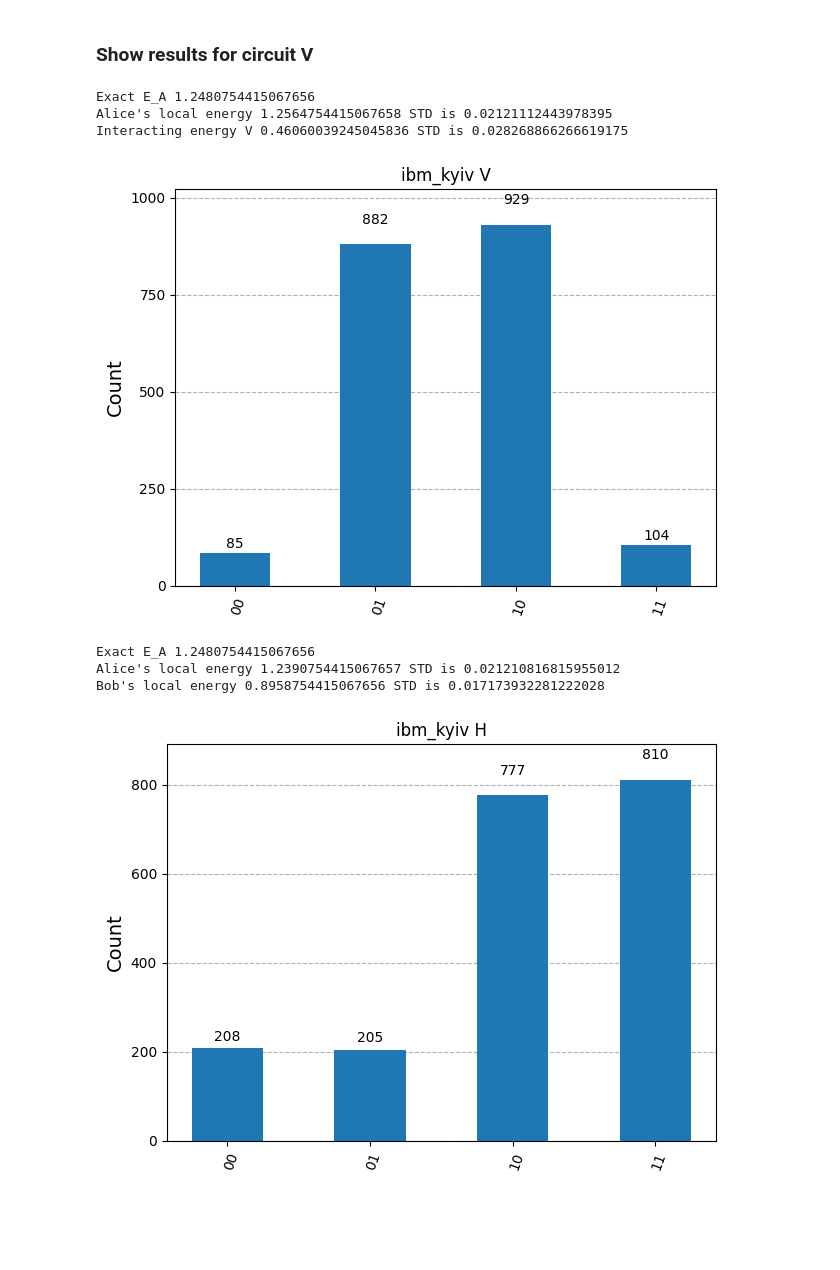
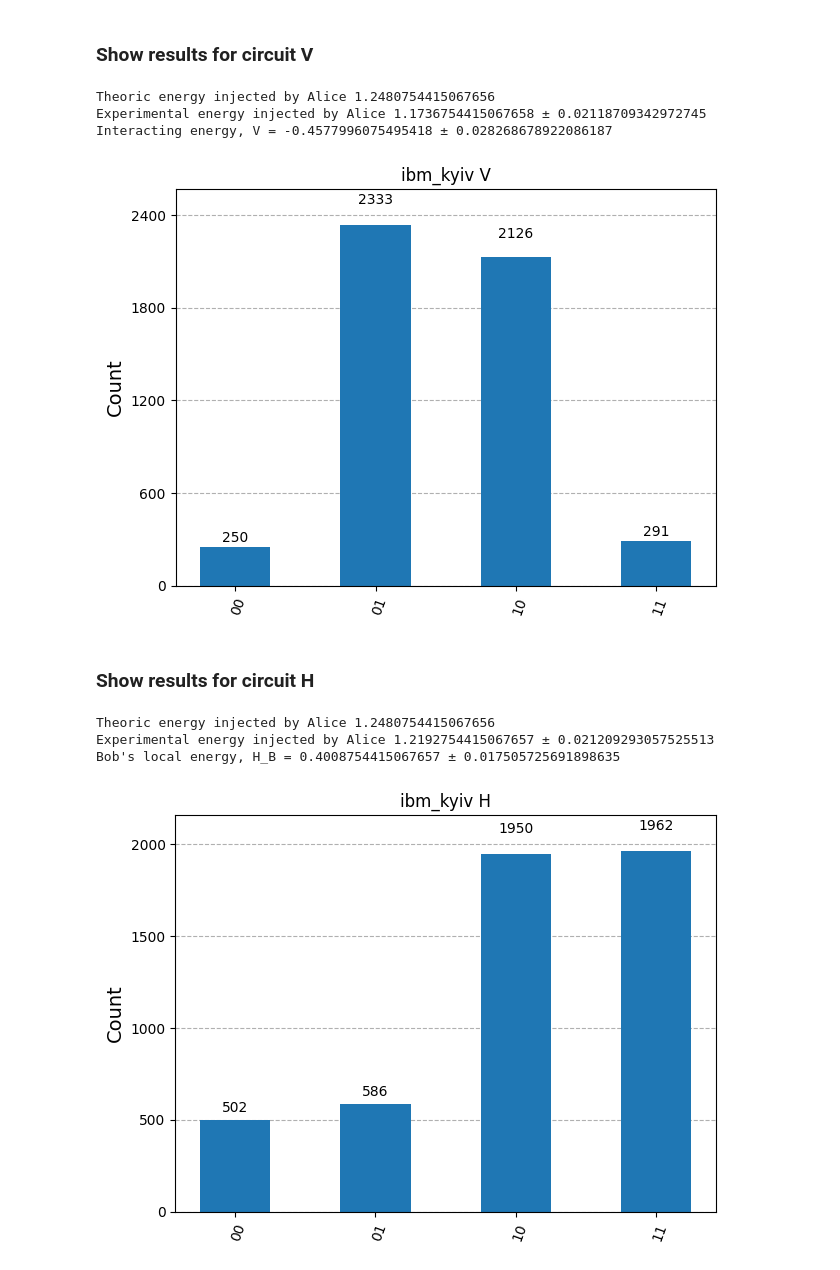
Before and after one commit to julio-cmj/Codigos, a Jupyter notebook: QET.ipynb, the cells around one changed output. Drawn from its saved outputs; the diff is of its cells as text; code cells hidden in the pictures; blank space fills up the shorter version.

```diff
--- a/QET.ipynb
+++ b/QET.ipynb
@@ -272,20 +273,24 @@ czywm91qnmvg008w5f00
 # %% [markdown]
 ### Show results for circuit V
 # %%
-# Select job ID
-jobA = service.job('cybwydh9b62g008j8xk0')
-
+# Extract results
+jobA = service.job('czzxtybnhqag008v1a7g')
 result = jobA.result()[0]
 counts = result.data.meas.get_counts()
 
 # Parameters
 k = 1;h = 1.5;
+n_shots = 5000
 
-ene_A=(h**2)/(np.sqrt(h**2+k**2))
-ene_V=(2*k**2)/(np.sqrt(h**2+k**2))
+# Energies
+ene_A = (h**2)/(np.sqrt(h**2+k**2))
+ene_V = (2*k**2)/(np.sqrt(h**2+k**2))
 
-error_A=[]
-error_V=[]
+# Erros arrays
+error_A = []
+error_V = []
+
+# Calculate energies and errors
 for orig_bit_string, count in counts.items():
         bit_string = orig_bit_string[::-1]
 
@@ -296,47 +301,56 @@ for orig_bit_string, count in counts.items():
             error_A.append(h*(-1)**int(bit_string[0]))
             error_V.append(2*k*(-1)**(int(bit_string[1])))
 
-print("Theorical value for Alice local energy (E_A) = ",h**2/np.sqrt(h**2+k**2))
-print("Alice's local energy = ",ene_A,"±",np.std(error_A)/np.sqrt(n_shots))
-print("Interacting energy V = ",ene_V,"±",np.std(error_V)/np.sqrt(n_shots))
+# Print results
+print("Theoric energy injected by Alice",h**2/np.sqrt(h**2+k**2))
+print("Experimental energy injected by Alice",ene_A,"±",np.std(error_A)/np.sqrt(n_shots))
+print("Interacting energy, V =",ene_V,"±",np.std(error_V)/np.sqrt(n_shots))
 
-plot_histogram(counts, title=backend.name 'V')
+plot_histogram(counts, title=f"{backend.name} V")
 # %% [output]
-Exact E_A 1.2480754415067656
-Alice's local energy 1.2564754415067658 STD is 0.02121112443978395
-Interacting energy V 0.46060039245045836 STD is 0.028268866266619175
+Theoric energy injected by Alice 1.2480754415067656
+Experimental energy injected by Alice 1.1736754415067658 ± 0.02118709342972745
+Interacting energy, V = -0.4577996075495418 ± 0.028268678922086187
-[figure, old version]
+[figure, new version]
+# %% [markdown]
+### Show results for circuit H
 # %%
-jobB = service.job('cybwyf17v8tg008g0a70')
+# Extract results
+jobB = service.job('czzxtzbd8drg008j5e20')
 result = jobB.result()[0]
 counts = result.data.meas.get_counts()
 
 # parameters
 k = 1;h = 1.5;
+n_shots = 5000
 
-#
+# Energies
 ene_A = (h**2)/(np.sqrt(h**2+k**2))
-ene_B=(h**2)/(np.sqrt(h**2+k**2))
+ene_B = (h**2)/(np.sqrt(h**2+k**2))
 
+# Error arrays
 error_A = []
 error_B = []
+
+# Calculate errors
 for orig_bit_string, count in counts.items():
         bit_string = orig_bit_string[::-1]
 
         ene_B += h*(-1)**int(bit_string[1])*count/n_shots
         ene_A += h*(-1)**int(bit_string[0])*count/n_shots
 
         for i in range(count):
             error_A.append(h*(-1)**int(bit_string[0]))
             error_B.append(h*(-1)**int(bit_string[1]))
 
-print("Theoretical value for Alice local energy (E_A) =",h**2/np.sqrt(h**2+k**2))
-print("Alice's local energy =",ene_A,"±",np.std(error_A)/np.sqrt(n_shots))
-print("Bob's local energy =",ene_B,"±",np.std(error_B)/np.sqrt(n_shots))
+# Print results
+print("Theoric energy injected by Alice",h**2/np.sqrt(h**2+k**2))
+print("Experimental energy injected by Alice",ene_A,"±",np.std(error_A)/np.sqrt(n_shots))
+print("Bob's local energy, H_B =",ene_B,"±",np.std(error_B)/np.sqrt(n_shots))
 
-plot_histogram(counts, title=backend.name 'H')
+plot_histogram(counts, title=f"{backend.name} H")
 # %% [output]
-Exact E_A 1.2480754415067656
-Alice's local energy 1.2390754415067657 STD is 0.021210816815955012
-Bob's local energy 0.8958754415067656 STD is 0.017173932281222028
+Theoric energy injected by Alice 1.2480754415067656
+Experimental energy injected by Alice 1.2192754415067657 ± 0.021209293057525513
+Bob's local energy, H_B = 0.4008754415067657 ± 0.017505725691898635
-[figure, old version]
+[figure, new version]
```
Also changed, not shown: parts of 10 cells of this notebook, 6 other files.
